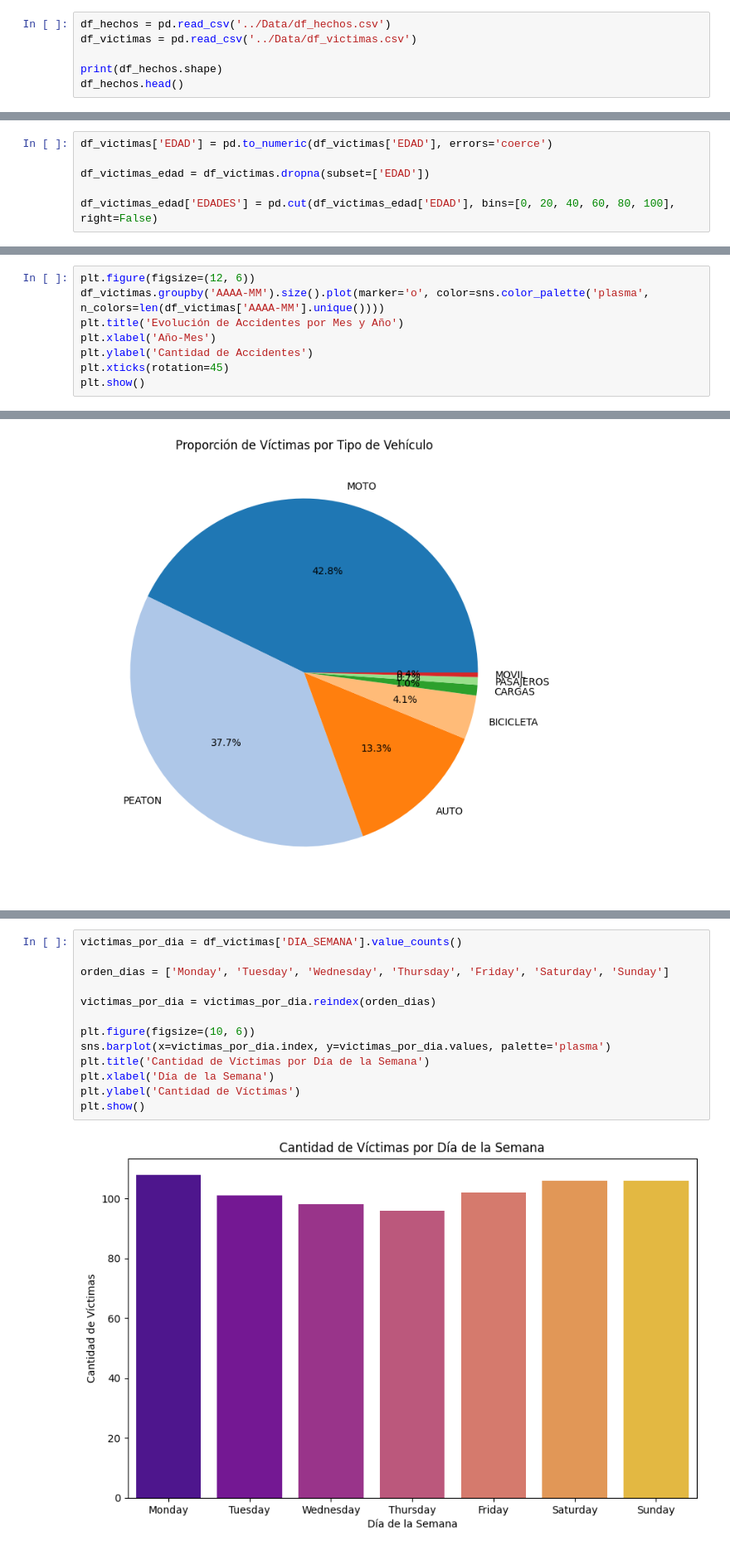
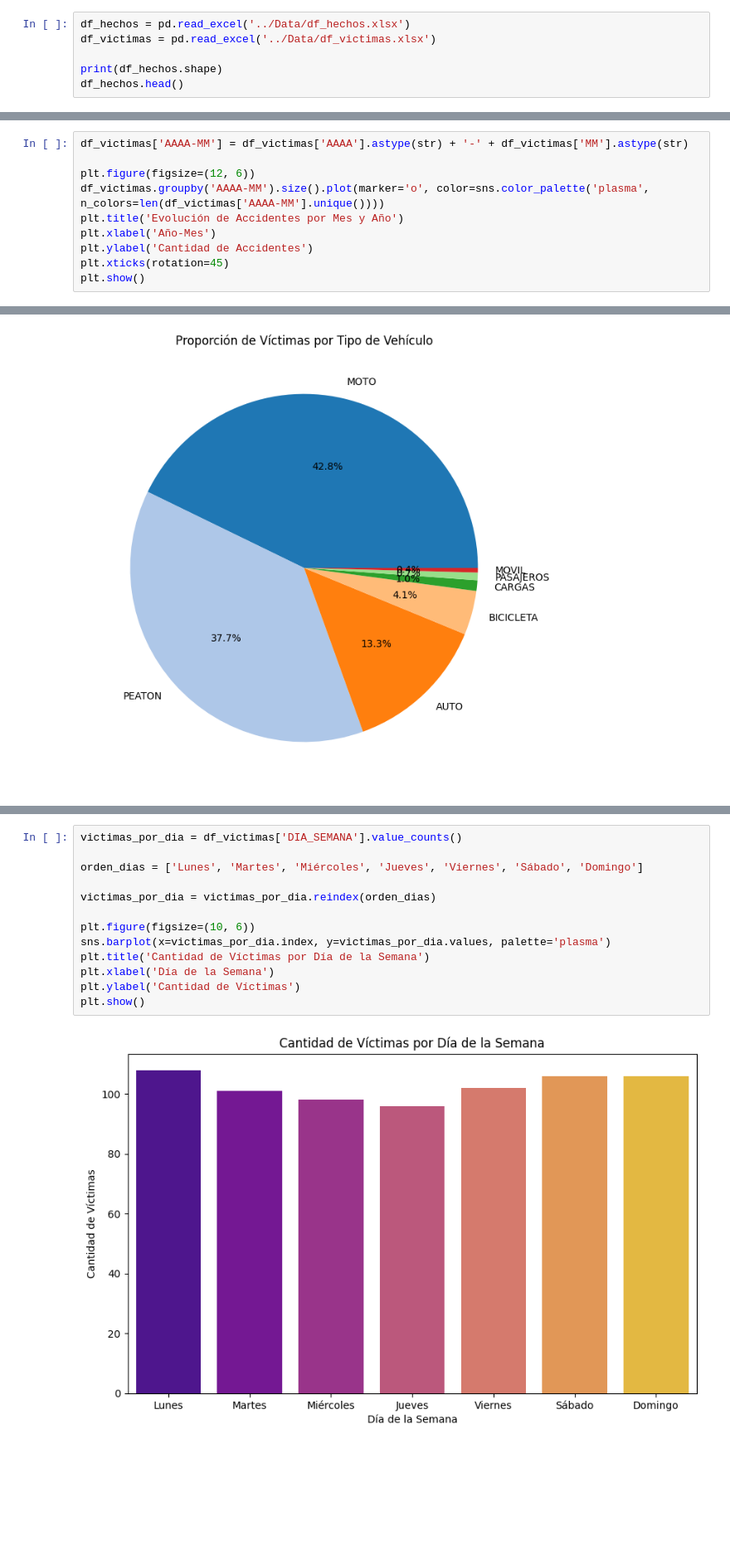
Before and after one commit to kramersantiago/DATAANALYTICS_KRAMER, a Jupyter notebook: EDA/EDA.ipynb, the cells around one changed output, grey strips where cells are left out. Shown at 83% size. Cells and saved outputs as stored; diff of their text form; blank space fills up the shorter version.

```diff
--- a/EDA/EDA.ipynb
+++ b/EDA/EDA.ipynb
@@ -10,6 +16,6 @@ warnings.filterwarnings("ignore")
 # %%
-df_hechos = pd.read_csv('../Data/df_hechos.csv')
-df_victimas = pd.read_csv('../Data/df_victimas.csv')
+df_hechos = pd.read_excel('../Data/df_hechos.xlsx')
+df_victimas = pd.read_excel('../Data/df_victimas.xlsx')
 
 print(df_hechos.shape)
 df_hechos.head()
@@ -140,7 +193 @@ AAAA-MM        0
 dtype: int64
-# %%
-df_victimas['EDAD'] = pd.to_numeric(df_victimas['EDAD'], errors='coerce')
-
-df_victimas_edad = df_victimas.dropna(subset=['EDAD'])
-
-df_victimas_edad['EDADES'] = pd.cut(df_victimas_edad['EDAD'], bins=[0, 20, 40, 60, 80, 100], right=False)
@@ -192,4 +207,6 @@ memory usage: 67.3+ KB
 # %%
+df_victimas['AAAA-MM'] = df_victimas['AAAA'].astype(str) + '-' + df_victimas['MM'].astype(str)
+
 plt.figure(figsize=(12, 6))
 df_victimas.groupby('AAAA-MM').size().plot(marker='o', color=sns.color_palette('plasma', n_colors=len(df_victimas['AAAA-MM'].unique())))
 plt.title('Evolución de Accidentes por Mes y Año')
@@ -247,15 +272,15 @@ plt.show()
 # %%
 victimas_por_dia = df_victimas['DIA_SEMANA'].value_counts()
 
-orden_dias = ['Monday', 'Tuesday', 'Wednesday', 'Thursday', 'Friday', 'Saturday', 'Sunday']
+orden_dias = ['Lunes', 'Martes', 'Miércoles', 'Jueves', 'Viernes', 'Sábado', 'Domingo']
 
 victimas_por_dia = victimas_por_dia.reindex(orden_dias)
 
 plt.figure(figsize=(10, 6))
 sns.barplot(x=victimas_por_dia.index, y=victimas_por_dia.values, palette='plasma')
 plt.title('Cantidad de Víctimas por Día de la Semana')
 plt.xlabel('Día de la Semana')
 plt.ylabel('Cantidad de Víctimas')
 plt.show()
 # %% [output]
-[figure, old version]
+[figure, new version]
```
Also changed, not shown: parts of 30 cells of this notebook, 4 other files.
